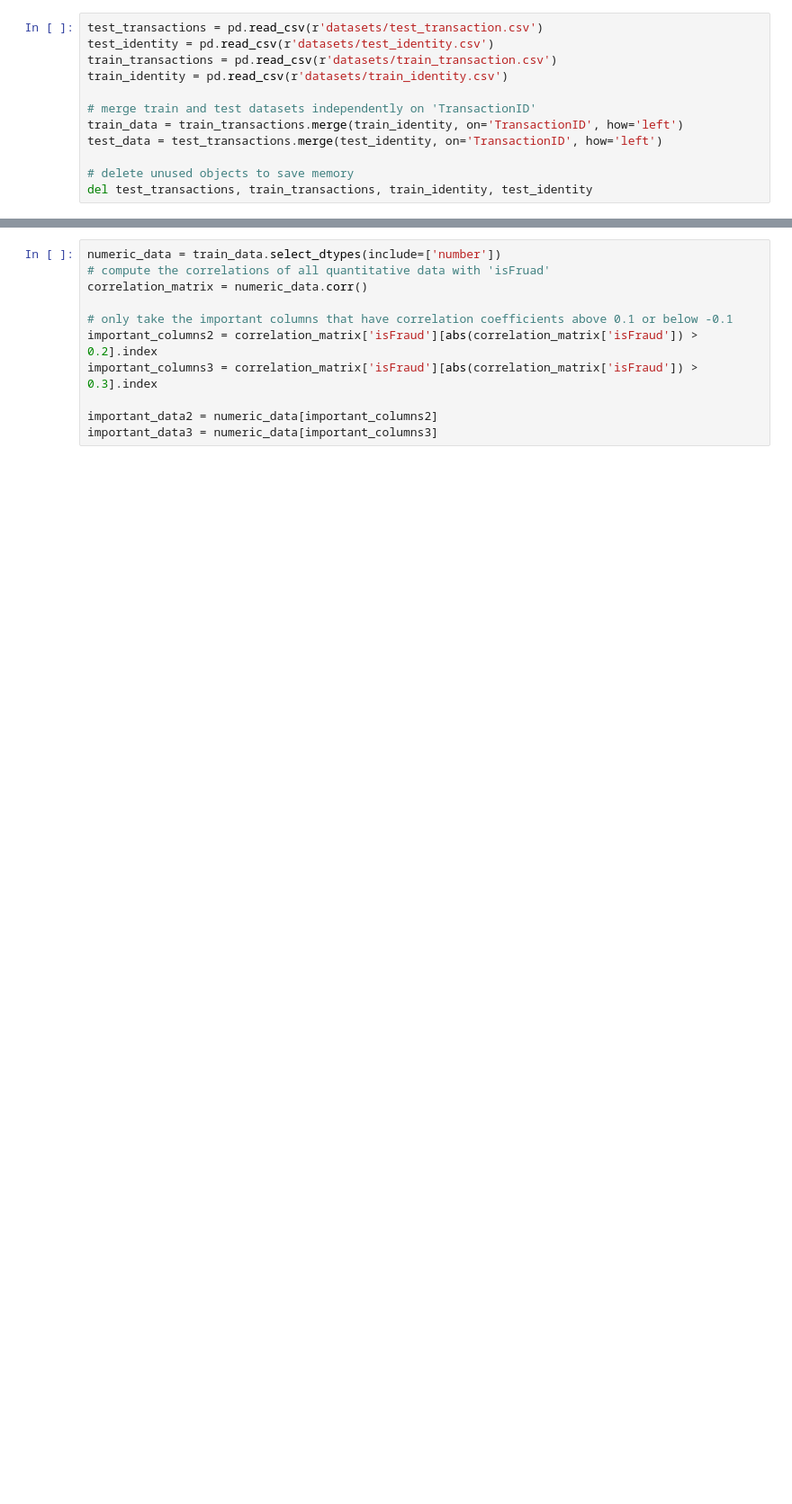
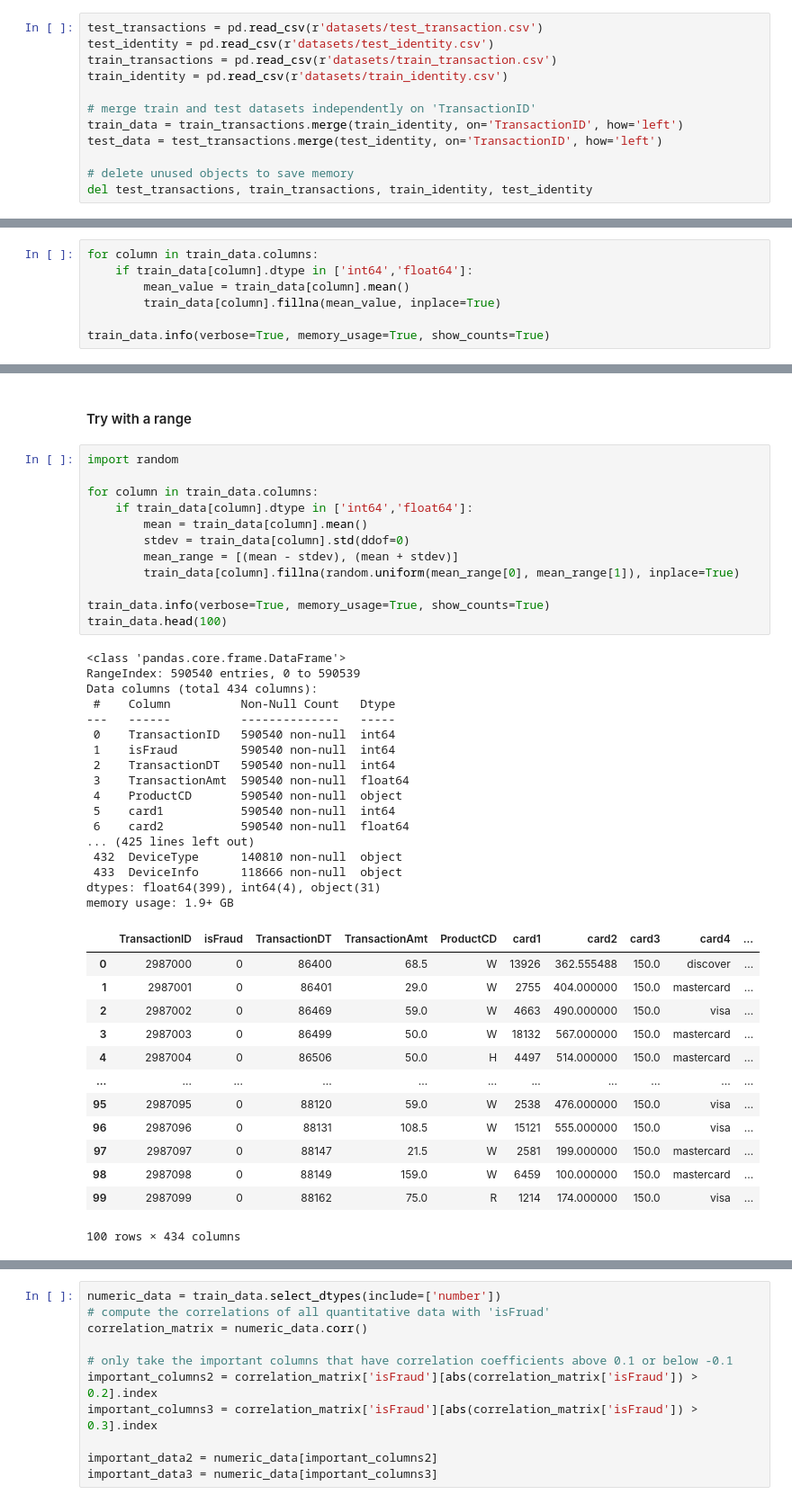
Before and after one commit to EJO72/RiskGuard, a Jupyter notebook: Features.ipynb, the cells around one changed output, grey strips where cells are left out. Shown at 90% size. Drawn from its saved outputs; the diff is of its cells as text; blank space fills up the shorter version.

```diff
--- a/ModelNotebook.ipynb
+++ b/Features.ipynb
@@ -72,0 +72,7 @@ There are far too many columns that do not have a significant correlation with f
+# %%
+for column in train_data.columns:
+    if train_data[column].dtype in ['int64','float64']:
+        mean_value = train_data[column].mean()
+        train_data[column].fillna(mean_value, inplace=True)
+
+train_data.info(verbose=True, memory_usage=True, show_counts=True)
@@ -72,0 +97,45 @@ There are far too many columns that do not have a significant correlation with f
+# %% [markdown]
+#### Try with a range
+# %%
+import random
+
+for column in train_data.columns:
+    if train_data[column].dtype in ['int64','float64']:
+        mean = train_data[column].mean()
+        stdev = train_data[column].std(ddof=0)
+        mean_range = [(mean - stdev), (mean + stdev)]
+        train_data[column].fillna(random.uniform(mean_range[0], mean_range[1]), inplace=True)
+
+train_data.info(verbose=True, memory_usage=True, show_counts=True)
+train_data.head(100)
+# %% [output]
+<class 'pandas.core.frame.DataFrame'>
+RangeIndex: 590540 entries, 0 to 590539
+Data columns (total 434 columns):
+ #    Column          Non-Null Count   Dtype
+---   ------          --------------   -----
+ 0    TransactionID   590540 non-null  int64
+ 1    isFraud         590540 non-null  int64
+ 2    TransactionDT   590540 non-null  int64
+ 3    TransactionAmt  590540 non-null  float64
+ 4    ProductCD       590540 non-null  object
+ 5    card1           590540 non-null  int64
+ 6    card2           590540 non-null  float64
+... (425 lines left out)
+ 432  DeviceType      140810 non-null  object
+ 433  DeviceInfo      118666 non-null  object
+dtypes: float64(399), int64(4), object(31)
+memory usage: 1.9+ GB
+|  | TransactionID | isFraud | TransactionDT | TransactionAmt | ProductCD | card1 | card2 | card3 | card4 | ... |
+| 0 | 2987000 | 0 | 86400 | 68.5 | W | 13926 | 362.555488 | 150.0 | discover | ... |
+| 1 | 2987001 | 0 | 86401 | 29.0 | W | 2755 | 404.000000 | 150.0 | mastercard | ... |
+| 2 | 2987002 | 0 | 86469 | 59.0 | W | 4663 | 490.000000 | 150.0 | visa | ... |
+| 3 | 2987003 | 0 | 86499 | 50.0 | W | 18132 | 567.000000 | 150.0 | mastercard | ... |
+| 4 | 2987004 | 0 | 86506 | 50.0 | H | 4497 | 514.000000 | 150.0 | mastercard | ... |
+| ... | ... | ... | ... | ... | ... | ... | ... | ... | ... | ... |
+| 95 | 2987095 | 0 | 88120 | 59.0 | W | 2538 | 476.000000 | 150.0 | visa | ... |
+| 96 | 2987096 | 0 | 88131 | 108.5 | W | 15121 | 555.000000 | 150.0 | visa | ... |
+| 97 | 2987097 | 0 | 88147 | 21.5 | W | 2581 | 199.000000 | 150.0 | mastercard | ... |
+| 98 | 2987098 | 0 | 88149 | 159.0 | W | 6459 | 100.000000 | 150.0 | mastercard | ... |
+| 99 | 2987099 | 0 | 88162 | 75.0 | R | 1214 | 174.000000 | 150.0 | visa | ... |
+100 rows × 434 columns
```
Also changed, not shown: parts of 28 cells of this notebook, 2 other files.
